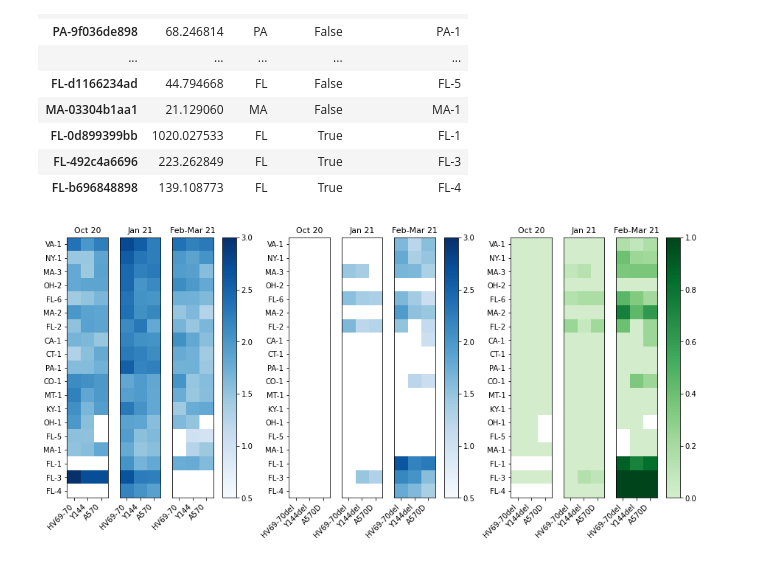
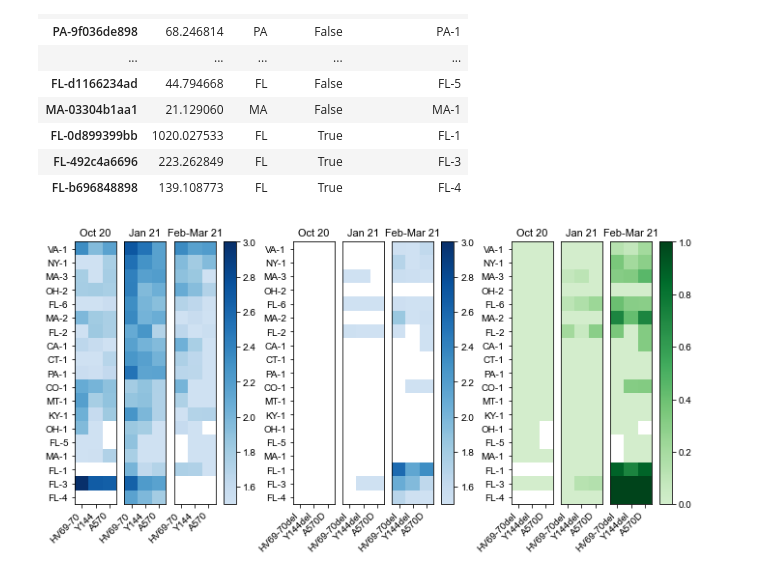
Before and after one commit to biobotanalytics/as-qpcr-lee, a Jupyter notebook: replication.ipynb, the cells around one changed output. Saved outputs shown, nothing was run; the diff lists cells and outputs as text; code cells hidden in the pictures.

```diff
--- a/replication.ipynb
+++ b/replication.ipynb
@@ -5,6 +5,22 @@ import matplotlib.pyplot as plt
 import seaborn as sns
 import scipy.stats
 import matplotlib.colors as mcolors
+# %%
+import matplotlib
+import matplotlib.font_manager as font_manager
+try:
+    fe = font_manager.FontEntry(
+        fname='/usr/share/fonts/truetype/msttcorefonts/Arial.ttf',
+        name='Aria2')
+    font_manager.fontManager.ttflist.insert(0, fe) # or append is fine
+    matplotlib.rcParams['font.family'] = fe.name # = 'your custom ttf font name'
+except:
+    # on Ubuntu / WSL it may help to install ttf-mscorefonts-installer from multiverse
+    print("Could not set arial as font. Default font will be used. ")
+
+
+# make editable PDFs
+matplotlib.rcParams['pdf.fonttype'] = 42
 # %% [markdown]
 # Defining utility functions and constants
 Skip to the next section for paper contents
@@ -202,8 +218,11 @@ for ind, (name, subdf) in enumerate(asq_curve_data.groupby(["template", "Target"
     subdf = subdf.dropna()
     plt.scatter(np.log10(subdf["copies"]), subdf["Ct"])
 
-    # removing copies=1 because they are often missing
-    subdf = subdf[subdf["copies"] > 20]
+    # keeping a whole standard curve now
+
+    # removing copies=10 because they are often missing
+    # subdf = subdf[subdf["copies"] > 20]
+
     lcopies = np.log10(subdf["copies"])
     for tr in [1, 2]:
         mask = subdf["technical_replicate"] == tr
@@ -410,7 +429,7 @@ df3.tail()
 | 173 | VA-451d253c49 | 2021-03-02 | Y144del | WT | 286 | 35.245 | VA | False | 404.504450 | ... |
 # %%
 # Making of the "scatter" figure
-plt.figure(figsize=(11.5, 5))
+plt.figure(figsize=(8.7,4))
 
 vals = [df3["conc_wt"].fillna(0), df3["conc_mut"].fillna(0), df3["conc_both"].fillna(0)]
 
@@ -443,7 +462,7 @@ for j, (val, tit) in enumerate(zip(vals, titles)):
         )
     hues = sorted(set(hue))
     hues = [hues[i] for i in [1, 2, 0]]
-    sns.scatterplot(
+    g = sns.scatterplot(
         x=val,
         y=df3["conc_n1n2"],
         hue=hue,
@@ -453,7 +472,9 @@ for j, (val, tit) in enumerate(zip(vals, titles)):
             "#3270B8",
         ],
         hue_order=hues,
+        s=30
     )
+    plt.legend(loc='upper left',  markerscale=0.8, handletextpad=-.2, borderaxespad=.2, borderpad=.3, columnspacing=0.5)
     plt.xlabel("Copies/mL")
     if j == 0:
         plt.ylabel("N1/N2 copies/mL")
@@ -523,6 +544,7 @@ for ind2, j2 in enumerate([1, 2, 0]):
             palette=palette,
             ax=plt.gca(),
         )
+        plt.legend(loc="upper left")
         if j2 == 0:
             plt.xlabel("Copies/mL")
         if j == 0:
@@ -655,9 +677,9 @@ v3[(~np.isfinite(v1)) * (~np.isfinite(v2))] = np.nan
 titles = ["Oct 20", "Jan 21", "Feb-Mar 21"]
 
 fig, sp = plt.subplots(
-    ncols=15, gridspec_kw={"width_ratios": [10, 10, 10, 3, 8] * 3}, figsize=(16, 6.5)
+    ncols=15, gridspec_kw={"width_ratios": [10, 10, 10, 3,10] * 3}, figsize=(12,5)
 )
-for i in [4, 9, 14]:  # empty space after colorbar
+for i in [4, 9, 14]:  # empty +space after colorbar
     sp[i].axis("off")
 
 for ind, vals in enumerate([v1, v2, v3]):
@@ -668,8 +690,10 @@ for ind, vals in enumerate([v1, v2, v3]):
 
         # defining colormaps and vmin/vmax
         if ind in [0, 1]:
-            cmap = "Blues"
-            vmin, vmax = 0.5, 3
+            colors = plt.cm.Blues(np.linspace(0.2, 1, 100))
+            # colors = np.vstack(([[1, 1, 1, 1]]*9, [[.7,.7, .7, 1]]*10,  colors))
+            cmap = mcolors.LinearSegmentedColormap.from_list("my_colormap", colors)
+            vmin, vmax = 1.5, 3
         else:
             colors = plt.cm.Greens(np.linspace(0.2, 1, 100))
             # colors = np.vstack(([[1, 1, 1, 1]]*9, [[.7,.7, .7, 1]]*10,  colors))
@@ -679,31 +703,31 @@ for ind, vals in enumerate([v1, v2, v3]):
         # selecting values to plot
         st = 2 - sp_ind
         if ind in [0, 1]:
             toshow = np.log10(vals[:, st * 3 : st * 3 + 3] + 1e-10)
         else:
             toshow = vals[:, st * 3 : st * 3 + 3]
 
         # actual plotting of heatmap
         im = plt.imshow(toshow, vmin=vmin, vmax=vmax, cmap=cmap)
         # dealing with ticks
         stnames = conc_n1n2["State-based name"]
         if sp_ind == 0:
             plt.yticks(range(len(states)), stnames)
         else:
             plt.yticks([])
         if ind == 0:
             ticks = ["HV69-70", "Y144", "A570"]
         else:
             ticks = ["HV69-70del", "Y144del", "A570D"]
         plt.xticks([0, 1, 2], ticks, rotation=45, ha="right")
 
         # adding colorbar after the last plot
         if sp_ind == 2:
             # cb = plt.colorbar(label="log10 B.1.1.7 concentration", cax = sp[sp_ind+1])
             plt.colorbar(im, cax=sp[sp_ind + 1 + ind * 5])
         else:
             pass
 
 plt.savefig("./figures/heatmaps.pdf")
 # %% [output]
-[figure, old version]
+[figure, new version]
```
Also changed, not shown: parts of 5 cells of this notebook, 13 other files.
